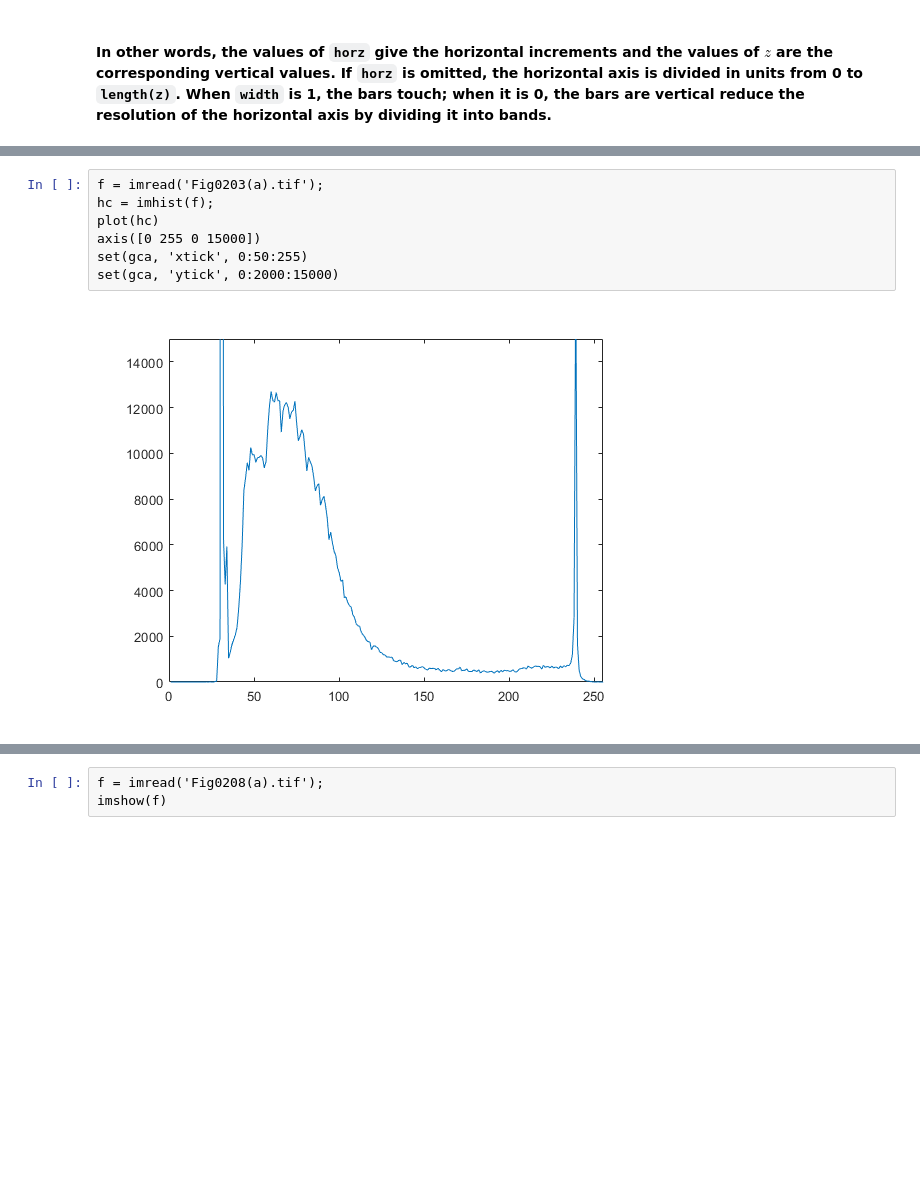
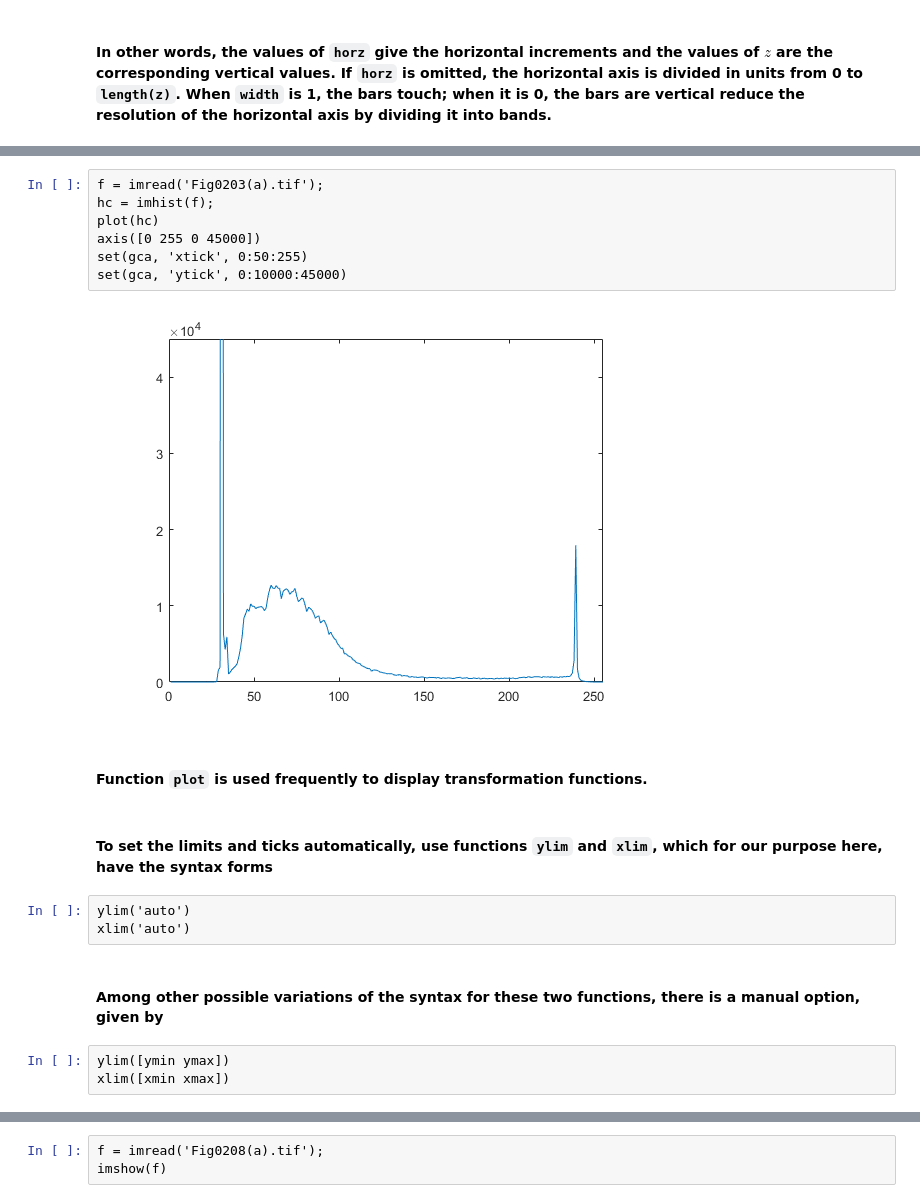
Before and after one commit to SunYufei/dipum2e, a Jupyter notebook: Chapter 2/2.3.ipynb, the cells around one changed output, grey strips where cells are left out. Drawn from its saved outputs; the diff is of its cells as text; blank space fills up the shorter version.

```diff
--- a/Chapter 2/2.3.ipynb
+++ b/Chapter 2/2.3.ipynb
@@ -44,9 +103,21 @@ set(gca, 'ytick', 0:20000:60000)
 # %%
 f = imread('Fig0203(a).tif');
 hc = imhist(f);
 plot(hc)
-axis([0 255 0 15000])
+axis([0 255 0 45000])
 set(gca, 'xtick', 0:50:255)
-set(gca, 'ytick', 0:2000:15000)
+set(gca, 'ytick', 0:10000:45000)
 # %% [output]
-[figure, old version]
+[figure, new version]
+# %% [markdown]
+#### Function `plot` is used frequently to display transformation functions.
+# %% [markdown]
+#### To set the limits and ticks automatically, use functions `ylim` and `xlim`, which for our purpose here, have the syntax forms
+# %%
+ylim('auto')
+xlim('auto')
+# %% [markdown]
+#### Among other possible variations of the syntax for these two functions, there is a manual option, given by
+# %%
+ylim([ymin ymax])
+xlim([xmin xmax])
```
Also changed, not shown: parts of 45 cells of this notebook.
